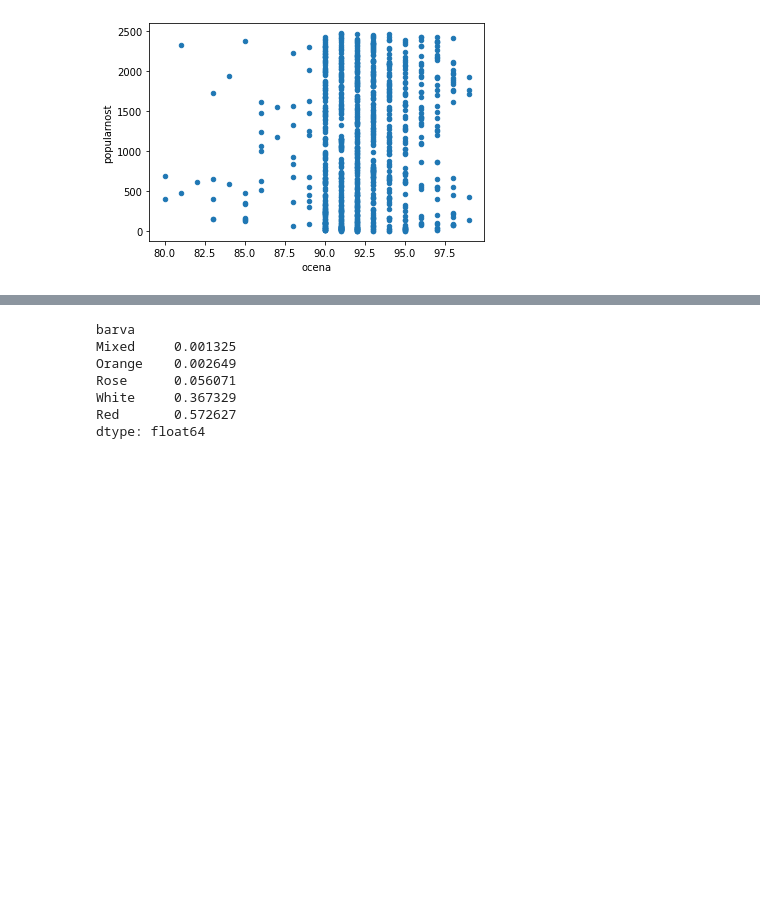
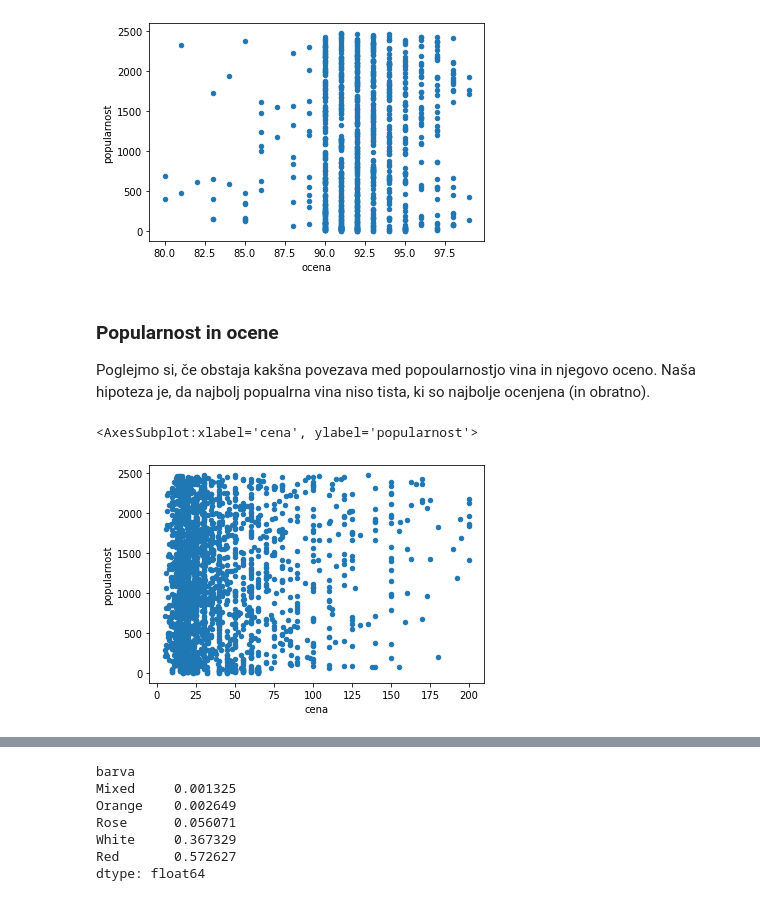
Before and after one commit to timkalan/analiza-vin, a Jupyter notebook: vina.ipynb, the cells around one changed output, grey strips where cells are left out. Drawn from its saved outputs; the diff is of its cells as text; code cells hidden in the pictures; blank space fills up the shorter version.

```diff
--- a/vina.ipynb
+++ b/vina.ipynb
@@ -79,3 +73,14 @@ vina[vina.ocena >= 70].plot.scatter(x='ocena', y='popularnost')
 # %% [output]
 <AxesSubplot:xlabel='ocena', ylabel='popularnost'>
 [figure]
+# %% [markdown]
+### Popularnost in ocene
+
+Poglejmo si, če obstaja kakšna povezava med popoularnostjo vina in njegovo oceno. Naša hipoteza je, da najbolj
+popualrna vina niso tista, ki so najbolje ocenjena (in obratno).
+# %%
+# popularnost v odvisnosti od cene
+vina[vina.cena < 200].plot.scatter(x='cena', y='popularnost')
+# %% [output]
+<AxesSubplot:xlabel='cena', ylabel='popularnost'>
+[figure, added]
```
Also changed, not shown: parts of 6 cells of this notebook, 4 other files.
